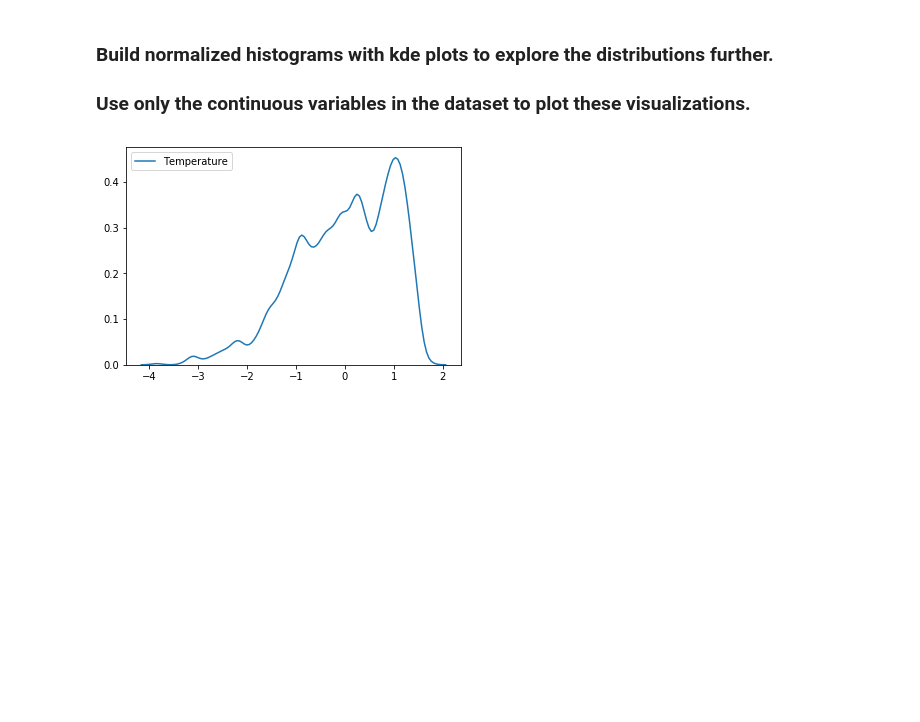
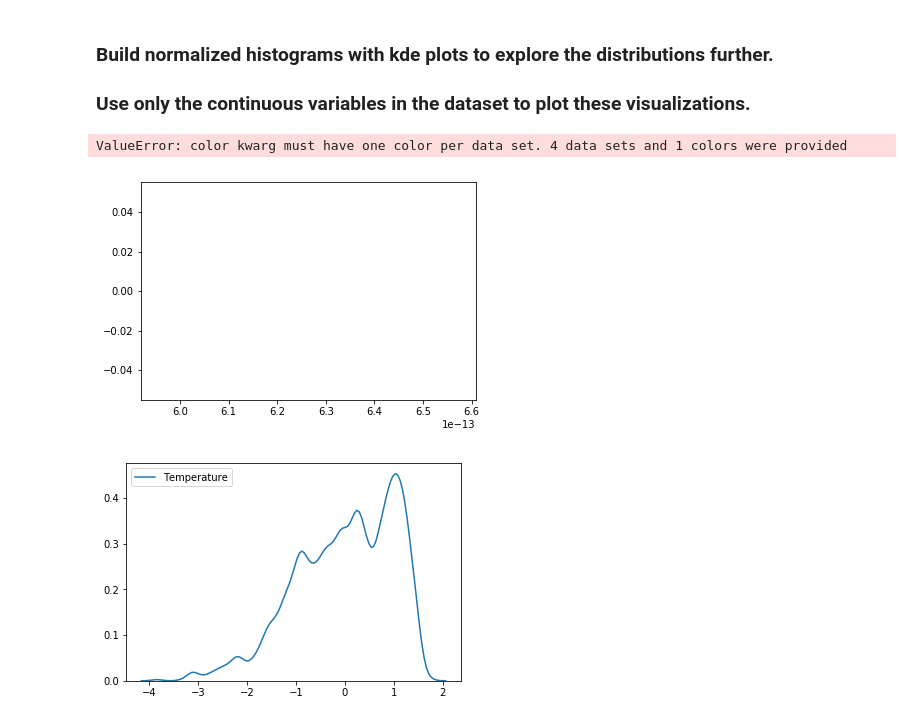
Before and after one commit to UpwardTrajectory/dsc-1-12-08-exploring-our-data-lab-seattle-ds-career-040119, a Jupyter notebook: index.ipynb, the cells around one changed output. Drawn from its saved outputs; the diff is of its cells as text; code cells hidden in the pictures; blank space fills up the shorter version.

```diff
--- a/index.ipynb
+++ b/index.ipynb
@@ -92,6 +92,11 @@ for col in df.drop('Weekly_Sales', axis=1):
     if len(df[col].value_counts()) > (.001*len(df)):
         cat.append(col)
 X = df[cat]
+# %%
+sns.distplot(df[cat])
+# %% [output]
+ValueError: color kwarg must have one color per data set. 4 data sets and 1 colors were provided
+[figure, added]
 # %%
 import seaborn as sns
 import matplotlib.pyplot as plt
```
